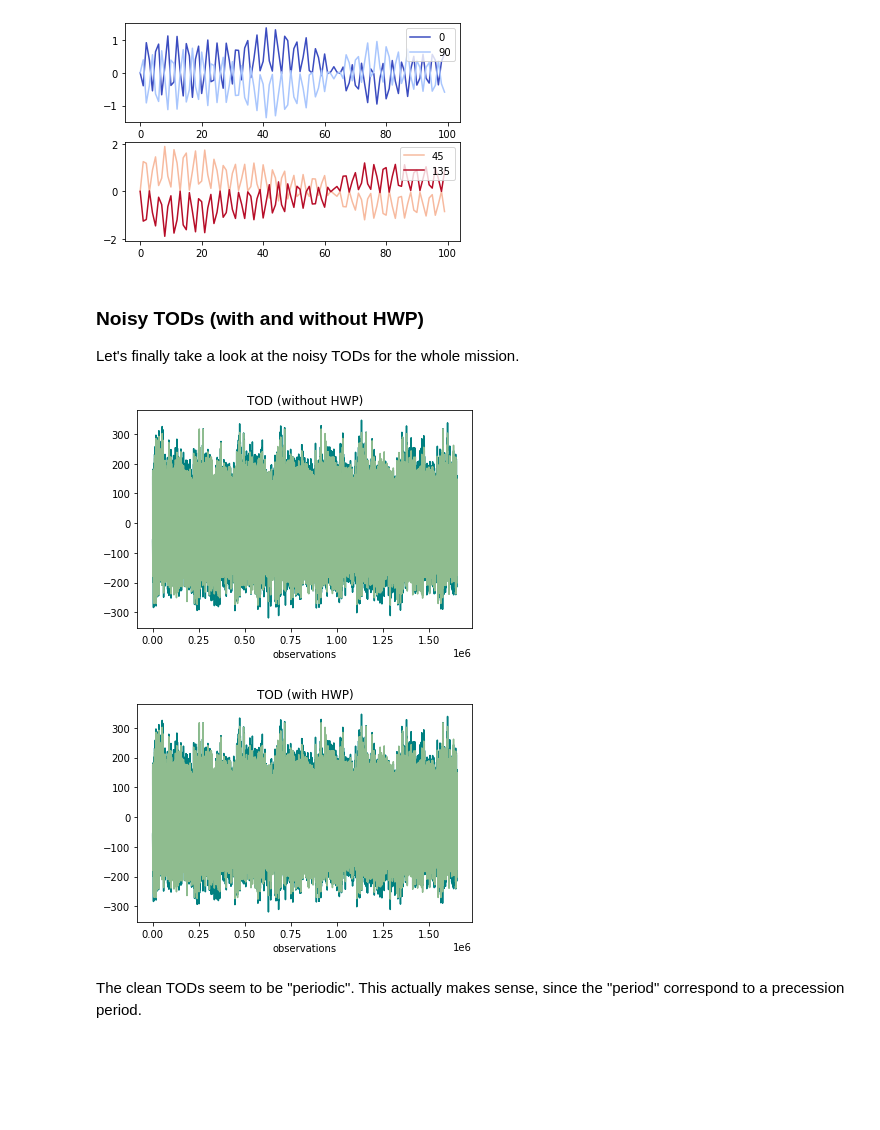
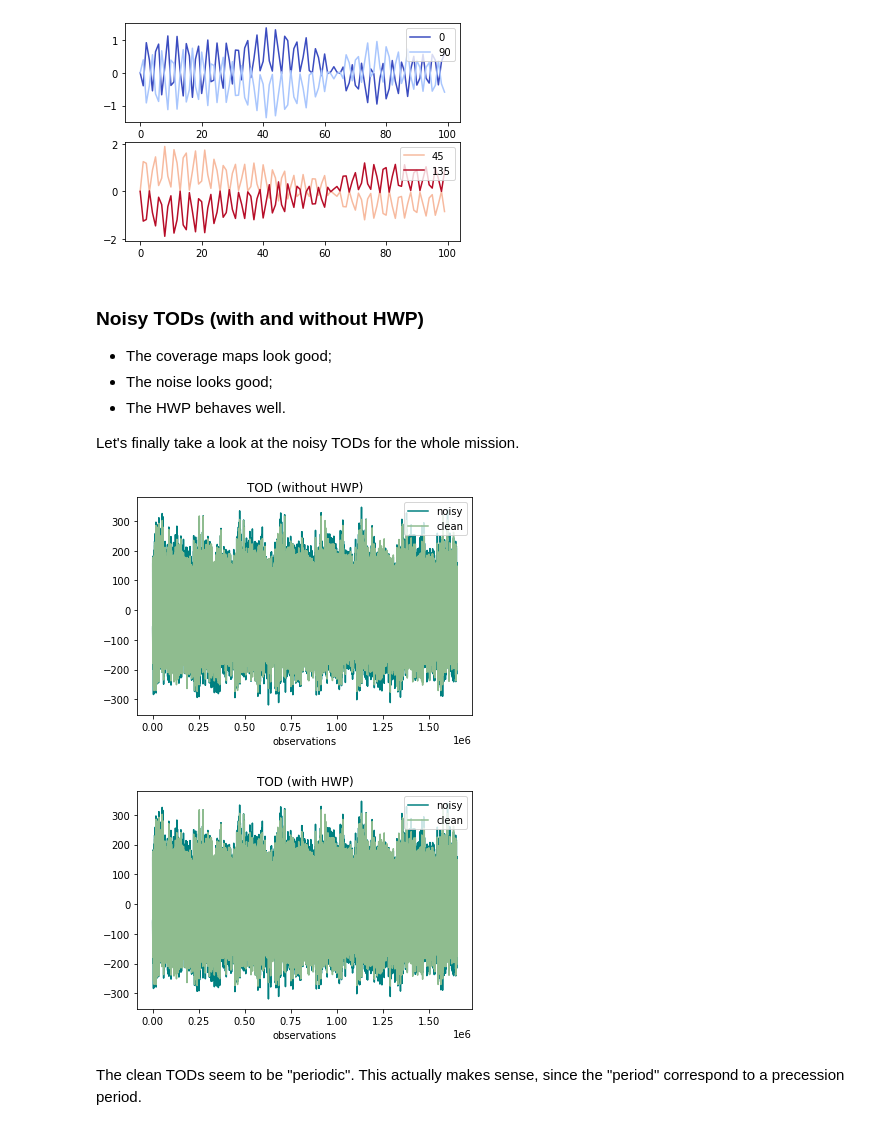
Before and after one commit to martamonelli/beamconv_tidy, a Jupyter notebook: beamconv/demo.ipynb, the cells around one changed output. Drawn from its saved outputs; the diff is of its cells as text; code cells hidden in the pictures; blank space fills up the shorter version.

```diff
--- a/beamconv/demo.ipynb
+++ b/beamconv/demo.ipynb
@@ -307,23 +307,29 @@ plt.show()
 [figure]
 # %% [markdown]
 ### Noisy TODs (with and without HWP)
+ - The coverage maps look good;
+ - The noise looks good;
+ - The HWP behaves well.
+
 Let's finally take a look at the noisy TODs for the whole mission.
 # %%
-plt.plot(noisy_TOD[0,:],'teal')
-plt.plot(clean_TOD[0,:],'darkseagreen')
+plt.plot(noisy_TOD[0,:],'teal',label='noisy')
+plt.plot(clean_TOD[0,:],'darkseagreen',label='clean')
+plt.legend(loc=1)
 plt.title('TOD (without HWP)')
 plt.xlabel('observations')
 plt.show()
 # %% [output]
-[figure, old version]
+[figure, new version]
 # %%
-plt.plot(noisy_TOD_hwp[0,:],'teal')
-plt.plot(clean_TOD_hwp[0,:],'darkseagreen')
+plt.plot(noisy_TOD_hwp[0,:],'teal',label='noisy')
+plt.plot(clean_TOD_hwp[0,:],'darkseagreen',label='clean')
+plt.legend(loc=1)
 plt.title('TOD (with HWP)')
 plt.xlabel('observations')
 plt.show()
 # %% [output]
-[figure, old version]
+[figure, new version]
 # %% [markdown]
 The clean TODs seem to be "periodic". This actually makes sense, since the "period" correspond to a precession period.
 # %%
```
Also changed, not shown: parts of 2 cells of this notebook.
